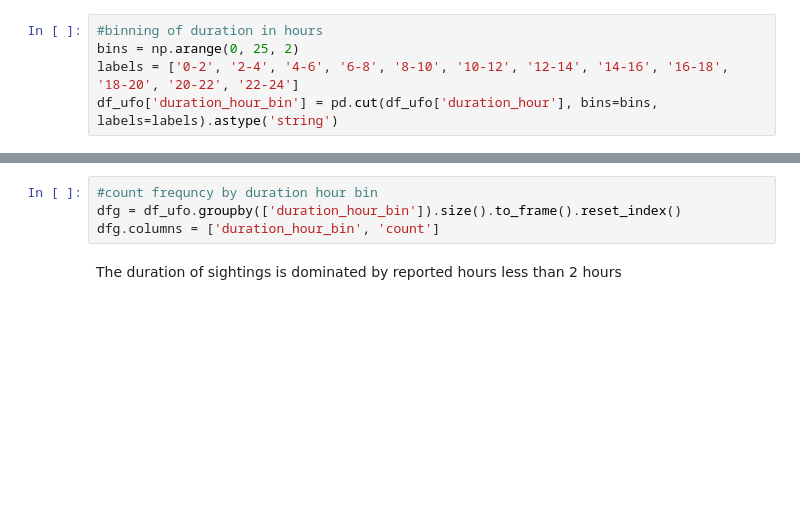
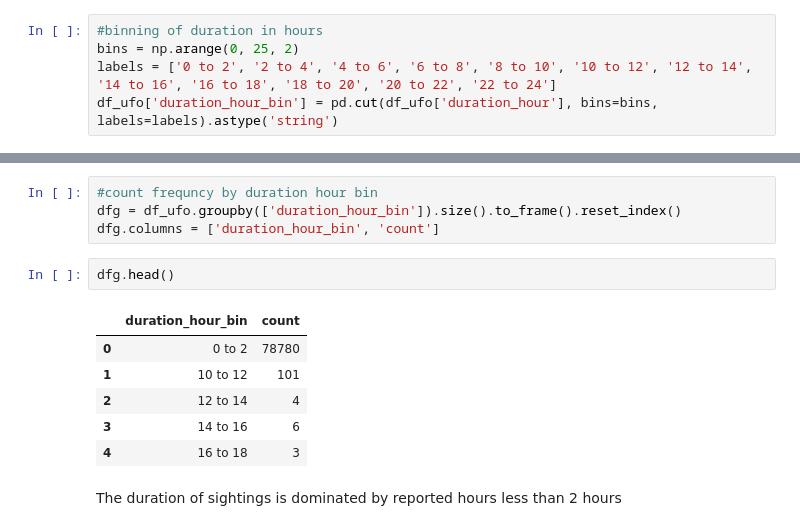
Before and after one commit to nszoni/ceu-dv3, a Jupyter notebook: project/ufo_sightings_dash.ipynb, the cells around one changed output, grey strips where cells are left out. Saved outputs shown, nothing was run; the diff lists cells and outputs as text; blank space fills up the shorter version.

```diff
--- a/project/ufo_sightings_dash.ipynb
+++ b/project/ufo_sightings_dash.ipynb
@@ -361,5 +350,5 @@ df_ufo['duration_hour'].describe()
 # %%
 #binning of duration in hours
 bins = np.arange(0, 25, 2)
-labels = ['0-2', '2-4', '4-6', '6-8', '8-10', '10-12', '12-14', '14-16', '16-18', '18-20', '20-22', '22-24']
+labels = ['0 to 2', '2 to 4', '4 to 6', '6 to 8', '8 to 10', '10 to 12', '12 to 14', '14 to 16', '16 to 18', '18 to 20', '20 to 22', '22 to 24']
 df_ufo['duration_hour_bin'] = pd.cut(df_ufo['duration_hour'], bins=bins, labels=labels).astype('string')
@@ -374,6 +361,15 @@ labels = {'country': 'Country', 'duration_hour_bin': 'Duration (hour)'}
 #count frequncy by duration hour bin
 dfg = df_ufo.groupby(['duration_hour_bin']).size().to_frame().reset_index()
 dfg.columns = ['duration_hour_bin', 'count']
+# %%
+dfg.head()
+# %% [output]
+|  | duration_hour_bin | count |
+| 0 | 0 to 2 | 78780 |
+| 1 | 10 to 12 | 101 |
+| 2 | 12 to 14 | 4 |
+| 3 | 14 to 16 | 6 |
+| 4 | 16 to 18 | 3 |
 # %% [markdown]
 The duration of sightings is dominated by reported hours less than 2 hours
 # %%
```
Also changed, not shown: parts of 23 cells of this notebook.
